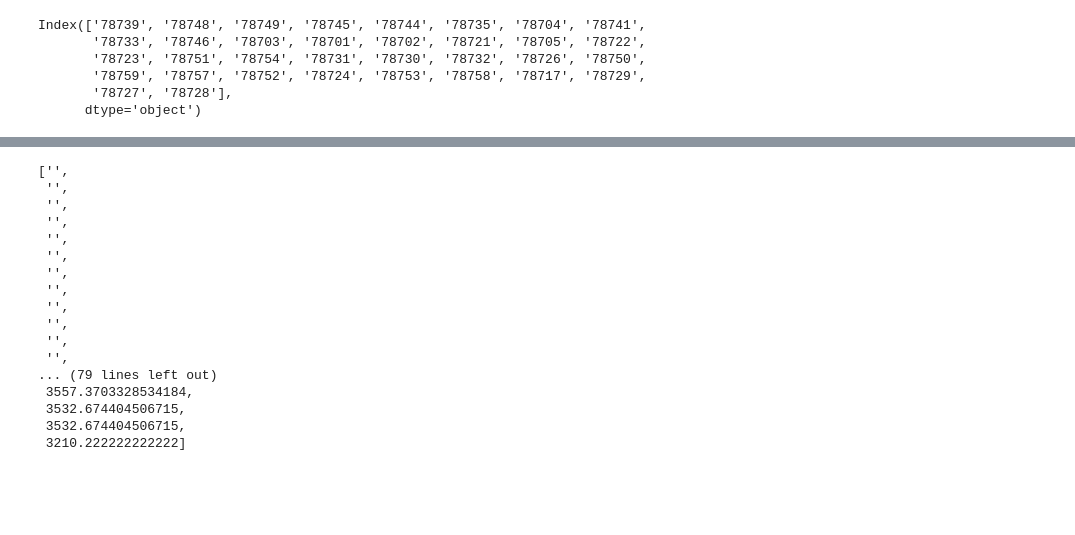
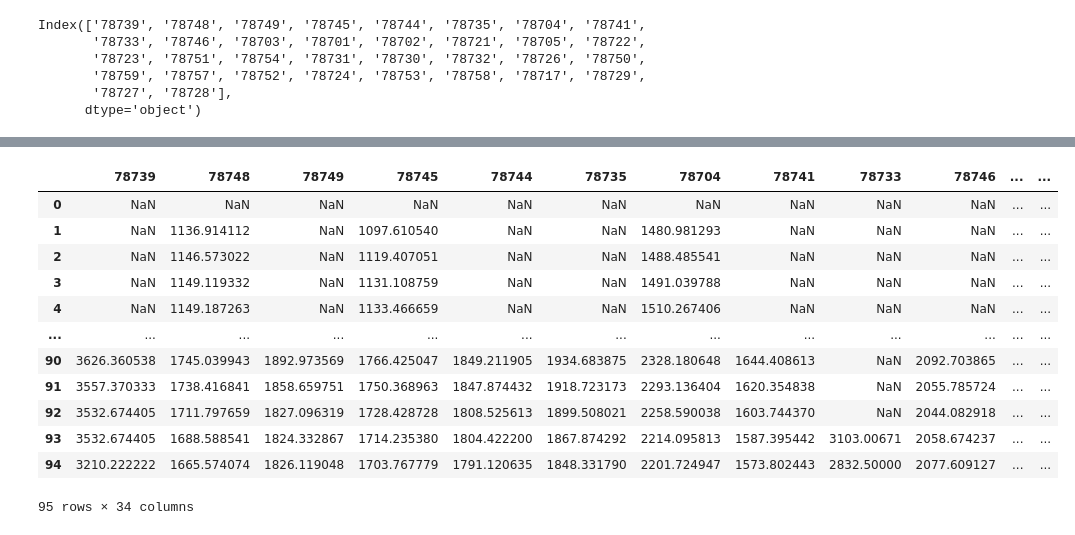
Before and after one commit to JenniferM-BShulyak/zillow_austin_housing_market, a Jupyter notebook: percentage_change_setup.ipynb, the cells around one changed output, grey strips where cells are left out. Drawn from its saved outputs; the diff is of its cells as text; code cells hidden in the pictures; blank space fills up the shorter version.

```diff
--- a/percentage_change_setup.ipynb
+++ b/percentage_change_setup.ipynb
@@ -123,23 +149,27 @@ Index(['78739', '78748', '78749', '78745', '78744', '78735', '78704', '78741',
 # %%
-check_for_null(df_rentals['78739'])
+check_for_null(df_rentals["78724"])
-# %% [output]
-['',
- '',
- '',
- '',
- '',
- '',
- '',
- '',
- '',
- '',
- '',
- '',
-... (79 lines left out)
- 3557.3703328534184,
- 3532.674404506715,
- 3532.674404506715,
- 3210.222222222222]
+# %%
+dict_rentals = {
+    x: check_for_null(df_rentals[x]) for x in columns_r
+}
+dict_rentals
+# %%
+f = pd.DataFrame(dict_rentals)
+f
+# %% [output]
+|  | 78739 | 78748 | 78749 | 78745 | 78744 | 78735 | 78704 | 78741 | 78733 | 78746 | ... | ... |
+| 0 | NaN | NaN | NaN | NaN | NaN | NaN | NaN | NaN | NaN | NaN | ... | ... |
+| 1 | NaN | 1136.914112 | NaN | 1097.610540 | NaN | NaN | 1480.981293 | NaN | NaN | NaN | ... | ... |
+| 2 | NaN | 1146.573022 | NaN | 1119.407051 | NaN | NaN | 1488.485541 | NaN | NaN | NaN | ... | ... |
+| 3 | NaN | 1149.119332 | NaN | 1131.108759 | NaN | NaN | 1491.039788 | NaN | NaN | NaN | ... | ... |
+| 4 | NaN | 1149.187263 | NaN | 1133.466659 | NaN | NaN | 1510.267406 | NaN | NaN | NaN | ... | ... |
+| ... | ... | ... | ... | ... | ... | ... | ... | ... | ... | ... | ... | ... |
+| 90 | 3626.360538 | 1745.039943 | 1892.973569 | 1766.425047 | 1849.211905 | 1934.683875 | 2328.180648 | 1644.408613 | NaN | 2092.703865 | ... | ... |
+| 91 | 3557.370333 | 1738.416841 | 1858.659751 | 1750.368963 | 1847.874432 | 1918.723173 | 2293.136404 | 1620.354838 | NaN | 2055.785724 | ... | ... |
+| 92 | 3532.674405 | 1711.797659 | 1827.096319 | 1728.428728 | 1808.525613 | 1899.508021 | 2258.590038 | 1603.744370 | NaN | 2044.082918 | ... | ... |
+| 93 | 3532.674405 | 1688.588541 | 1824.332867 | 1714.235380 | 1804.422200 | 1867.874292 | 2214.095813 | 1587.395442 | 3103.00671 | 2058.674237 | ... | ... |
+| 94 | 3210.222222 | 1665.574074 | 1826.119048 | 1703.767779 | 1791.120635 | 1848.331790 | 2201.724947 | 1573.802443 | 2832.50000 | 2077.609127 | ... | ... |
+95 rows × 34 columns
 # %%
 # Make a dictionary of lists
 # Pass each zipcode through the check for null functions
```
Also changed, not shown: parts of 7 cells of this notebook, 1 other file.
